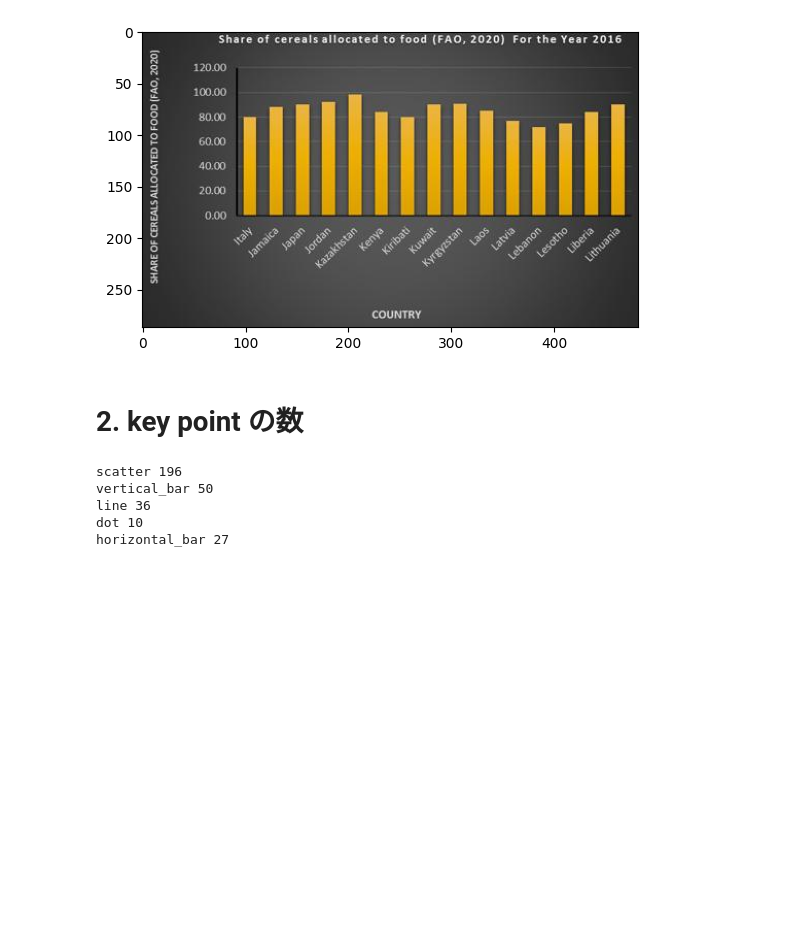
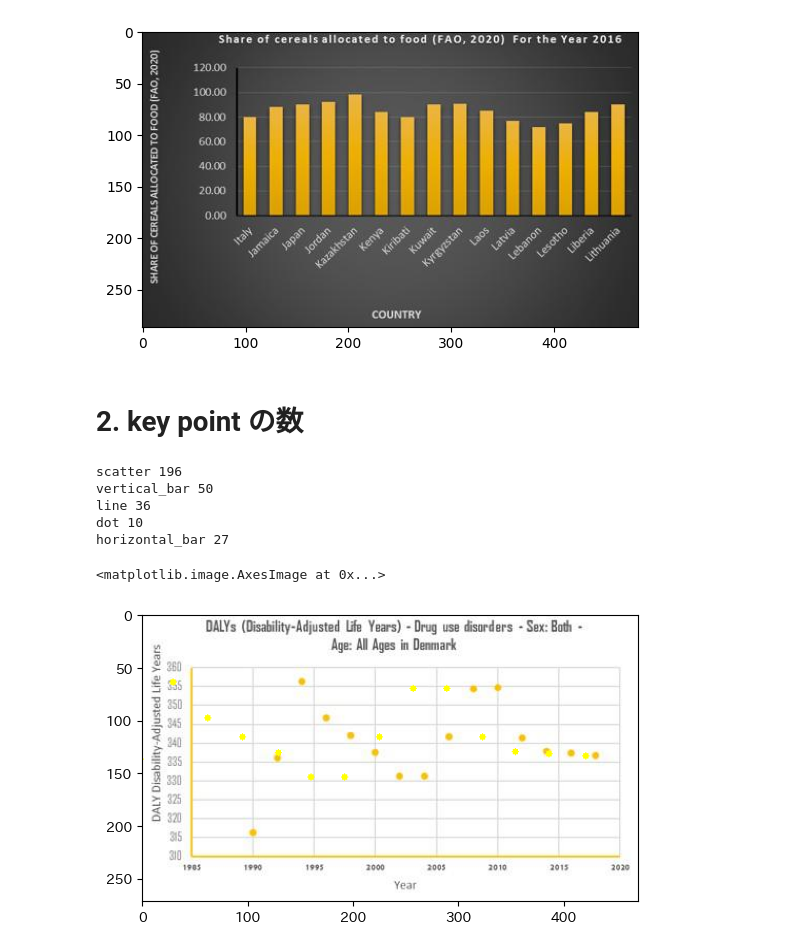
Before and after one commit to Luka-Magic/kaggle_mga, a Jupyter notebook: 0_create_dataset/data0001/eda.ipynb, the cells around one changed output. Saved outputs shown, nothing was run; the diff lists cells and outputs as text; code cells hidden in the pictures; blank space fills up the shorter version.

```diff
--- a/0_create_dataset/data0001/eda.ipynb
+++ b/0_create_dataset/data0001/eda.ipynb
@@ -106,3 +127,46 @@ vertical_bar 50
 line 36
 dot 10
 horizontal_bar 27
+# %%
+invalid_ids = []
+invalid_kp = []
+# %%
+ROOT_DIR = Path.cwd().parents[2]
+EXP_NAME = Path.cwd().stem
+LMDB_DIR = ROOT_DIR / 'data' / EXP_NAME / 'lmdb'
+
+env = lmdb.open(str(LMDB_DIR), max_readers=32, readonly=True, lock=False, readahead=False, meminit=False)
+
+with env.begin(write=False) as txn:
+    n_samples = int(txn.get('num-samples'.encode()))
+    for i in tqdm(range(n_samples), total=n_samples):
+        i += 1
+        label_key = f'label-{str(i).zfill(8)}'.encode()
+        label = txn.get(label_key).decode('utf-8')
+        json_dict = json.loads(label)
+        try:
+            joints = np.array([[d['x'], d['y']] for d in json_dict['key_point']])
+        except:
+            continue
+        if len(joints) < 0:
+            continue
+        h, w, min_x, min_y = json_dict['plot-bb'].values()
+        max_x, max_y = min_x + w, min_y + h
+        joint_min_x, joint_min_y = np.amin(joints, 0)
+        joint_max_x, joint_max_y = np.amax(joints, 0)
+        # if joint_min_x < max(min_x, 0) or \
+        #    joint_min_y < max(min_y, 0) or \
+        #    joint_max_x > max_x or \
+        #    joint_max_y > max_y:
+        if joint_min_x < 0 or joint_min_y < 0:
+            invalid_ids.append(json_dict['id'])
+            invalid_kp.append(json_dict['key_point'])
+# %%
+i = 4
+_, img = id2json_and_img(invalid_ids[i])
+draw_img = img_and_kp(img, invalid_kp[i])
+# %%
+plt.imshow(draw_img)
+# %% [output]
+<matplotlib.image.AxesImage at 0x...>
+[figure, added]
```
Also changed, not shown: parts of 3 cells of this notebook, 2 other files.
